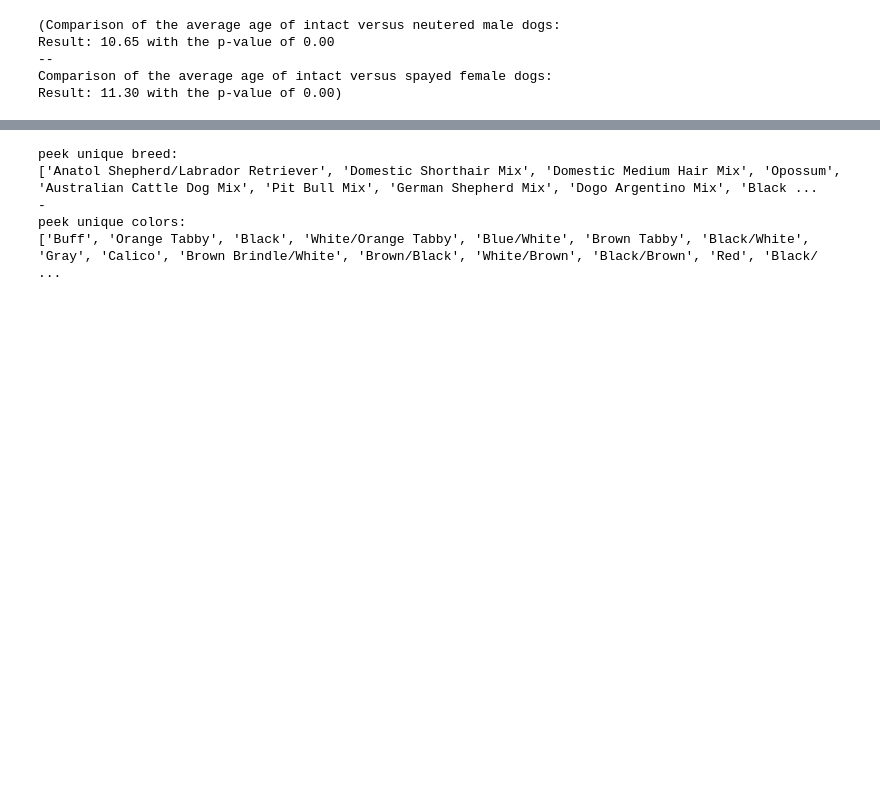
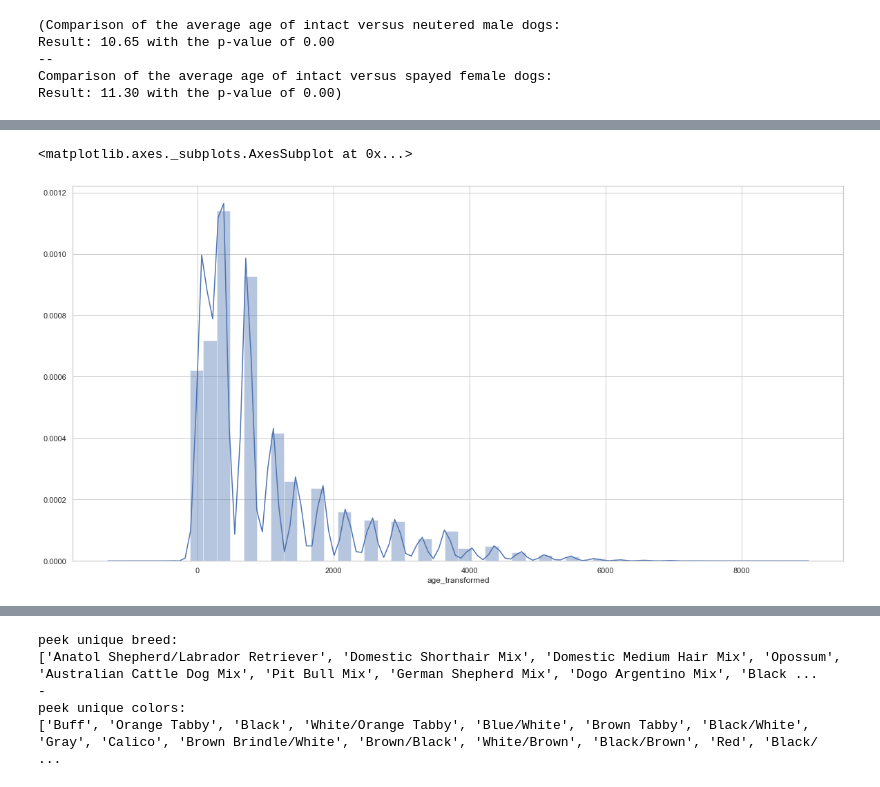
Before and after one commit to Jacqueline-A-Shay/Animal_Shelter, a Jupyter notebook: u.ipynb, the cells around one changed output, grey strips where cells are left out. Drawn from its saved outputs; the diff is of its cells as text; code cells hidden in the pictures; blank space fills up the shorter version.

```diff
--- a/u.ipynb
+++ b/u.ipynb
@@ -333,4 +333,4 @@ Comparison of the average age of intact versus spayed female dogs:
 Result: 11.30 with the p-value of 0.00)
 # %%
 dog_df = df.copy()
-dog_df = df[df.species == "Dog"]
+dog_df = df[(df.species == "Dog") & (df.sex_transformed != 'Unknown')]
@@ -346,3 +337,9 @@ dog_df.head()
+# %%
+plt.figure(figsize = (20,10))
+sns.distplot(dog_df.age_transformed)
+# %% [output]
+<matplotlib.axes._subplots.AxesSubplot at 0x...>
+[figure, added]
 # %%
 # dog age distribution:
 # adopted vs others
```
Also changed, not shown: parts of 3 cells of this notebook.
